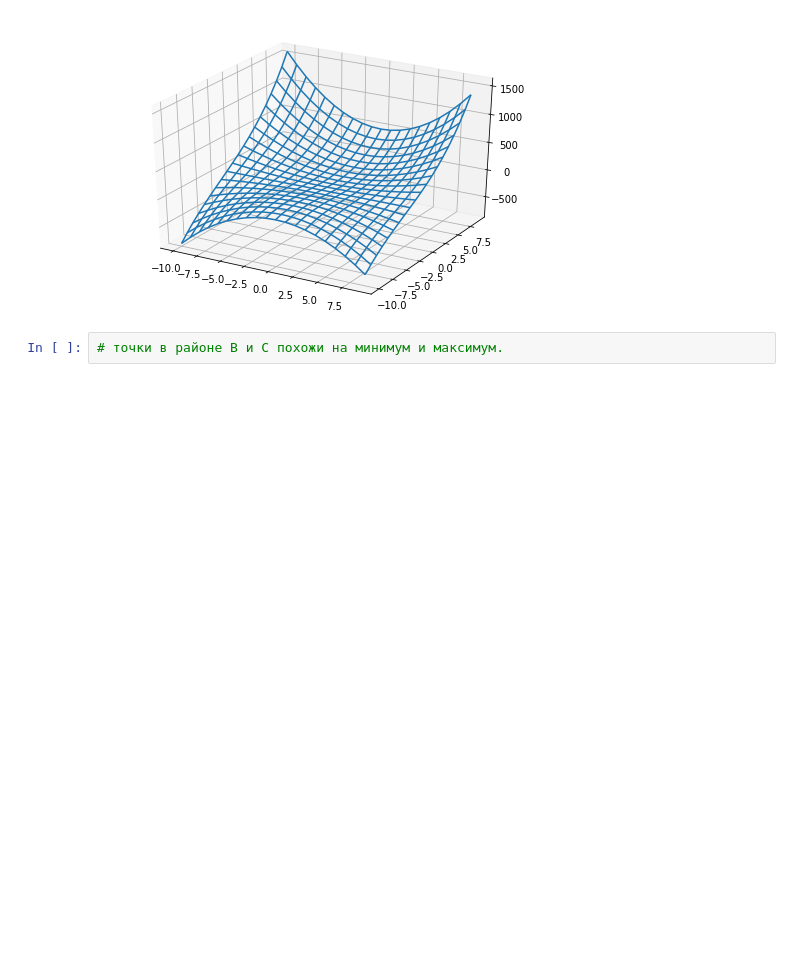
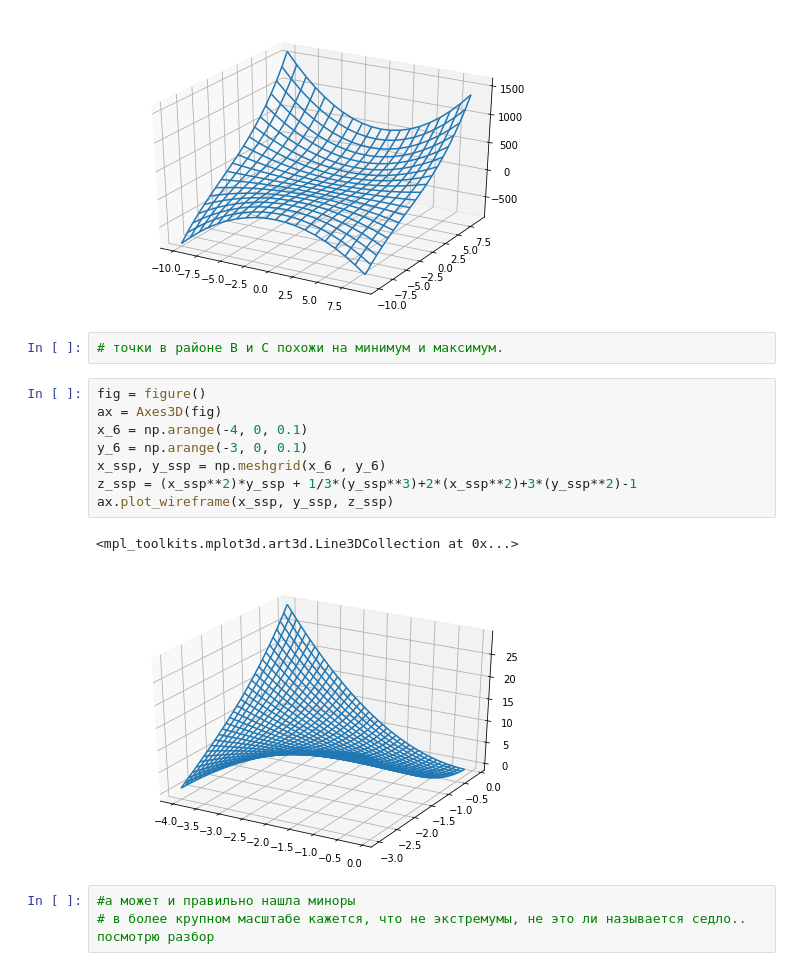
Before and after one commit to aldalinde/Python_for_DSc, a Jupyter notebook: Calculus_8.ipynb, the cells around one changed output. Drawn from its saved outputs; the diff is of its cells as text; blank space fills up the shorter version.

Commit message:
task 6 new graph

```diff
--- a/Calculus_8.ipynb
+++ b/Calculus_8.ipynb
@@ -175,3 +179,17 @@ ax.plot_wireframe(x_ssp, y_ssp, z_ssp)
 [figure]
 # %%
 # точки в районе B и C похожи на минимум и максимум.
+# %%
+fig = figure()
+ax = Axes3D(fig)
+x_6 = np.arange(-4, 0, 0.1)
+y_6 = np.arange(-3, 0, 0.1)
+x_ssp, y_ssp = np.meshgrid(x_6 , y_6)
+z_ssp = (x_ssp**2)*y_ssp + 1/3*(y_ssp**3)+2*(x_ssp**2)+3*(y_ssp**2)-1
+ax.plot_wireframe(x_ssp, y_ssp, z_ssp)
+# %% [output]
+<mpl_toolkits.mplot3d.art3d.Line3DCollection at 0x...>
+[figure, added]
+# %%
+#а может и правильно нашла миноры
+# в более крупном масштабе кажется, что не экстремумы, не это ли называется седло.. посмотрю разбор
```
Also changed, not shown: parts of 4 cells of this notebook.
